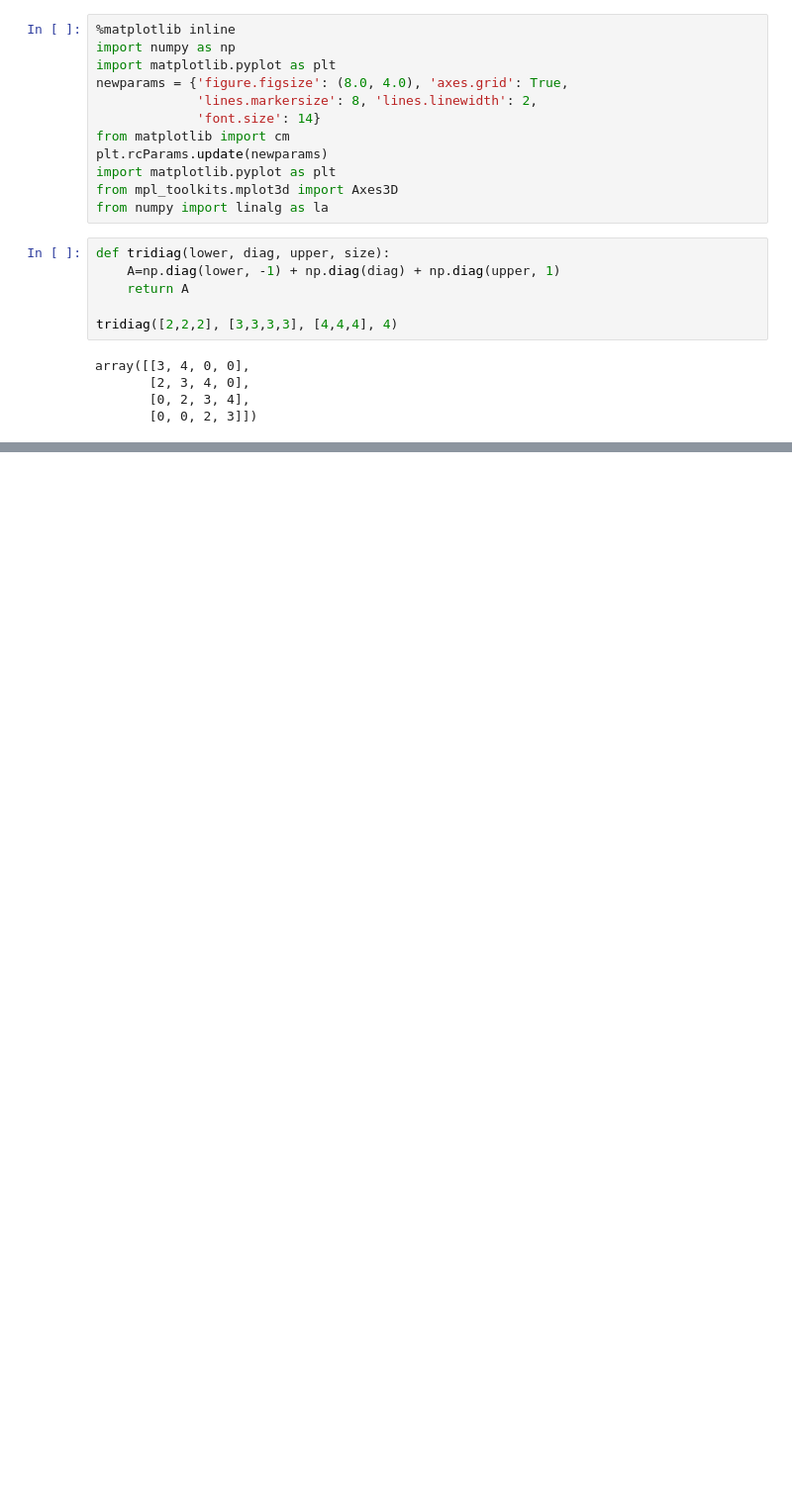
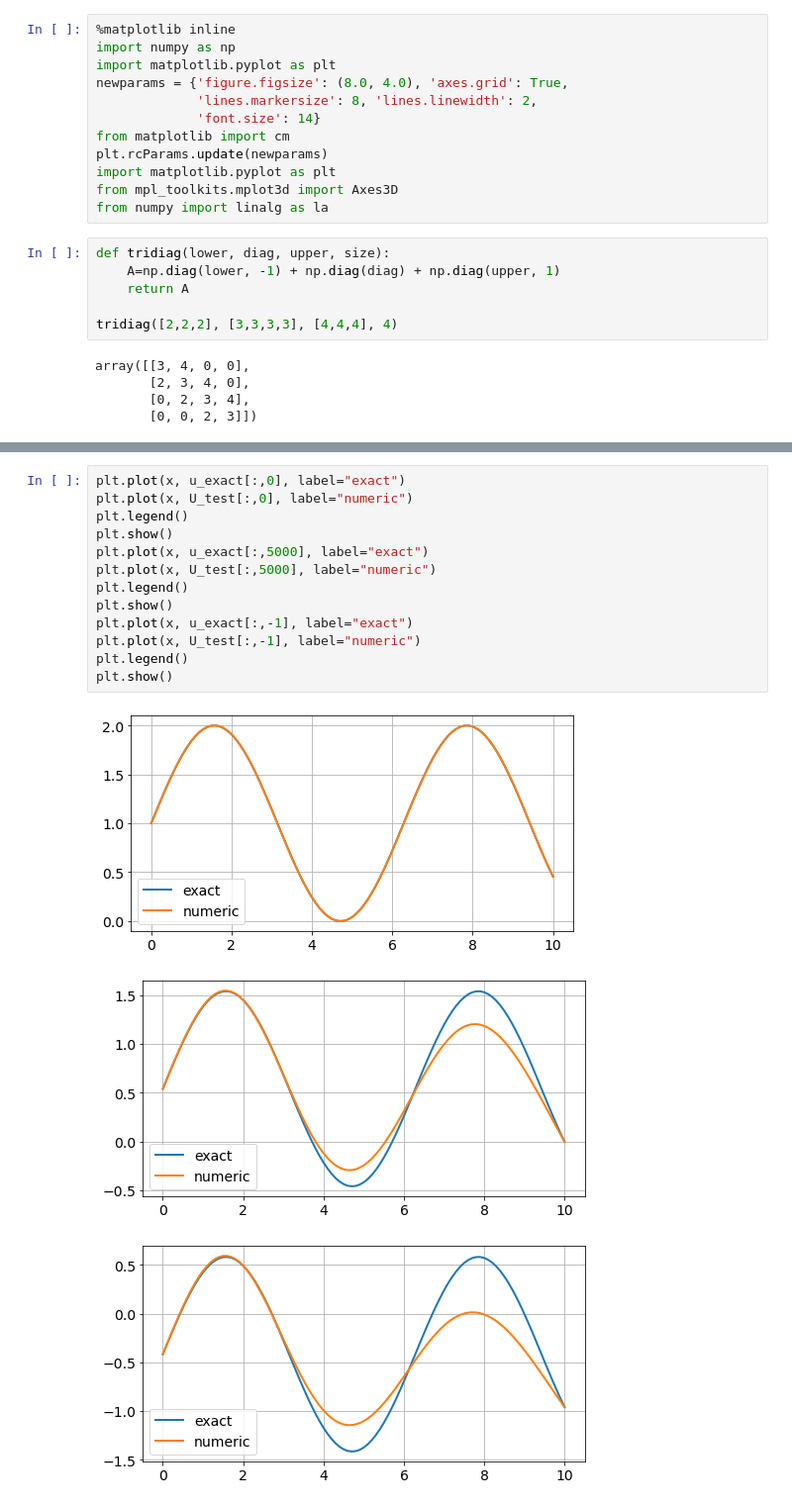
Before and after one commit to ulrikunneberg/NumDiff_prosjekt, a Jupyter notebook: Oppgave 2.ipynb, the cells around one changed output, grey strips where cells are left out. Shown at 99% size. Drawn from its saved outputs; the diff is of its cells as text; blank space fills up the shorter version.

```diff
--- a/Oppgave 2.ipynb
+++ b/Oppgave 2.ipynb
@@ -205,3 +185,20 @@ plot_solutionTest(U_test, angle=-50)
+# %%
+plt.plot(x, u_exact[:,0], label="exact")
+plt.plot(x, U_test[:,0], label="numeric")
+plt.legend()
+plt.show()
+plt.plot(x, u_exact[:,5000], label="exact")
+plt.plot(x, U_test[:,5000], label="numeric")
+plt.legend()
+plt.show()
+plt.plot(x, u_exact[:,-1], label="exact")
+plt.plot(x, U_test[:,-1], label="numeric")
+plt.legend()
+plt.show()
+# %% [output]
+[figure, added]
+[figure, added]
+[figure, added]
 # %%
 def error_func(u_numeric, u_analytic):
     error= np.zeros(len(u_numeric[0]))
```
Also changed, not shown: parts of 4 cells of this notebook, 1 other file.
